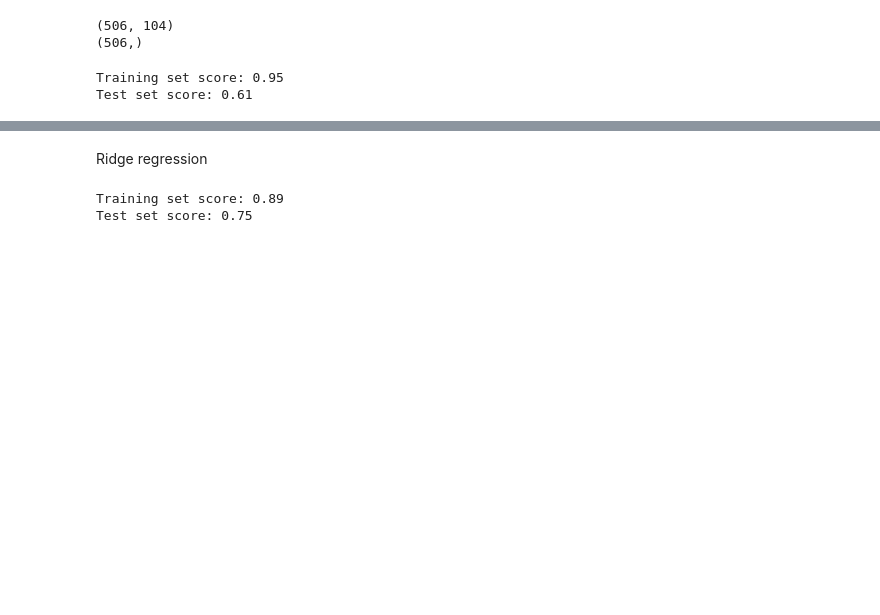
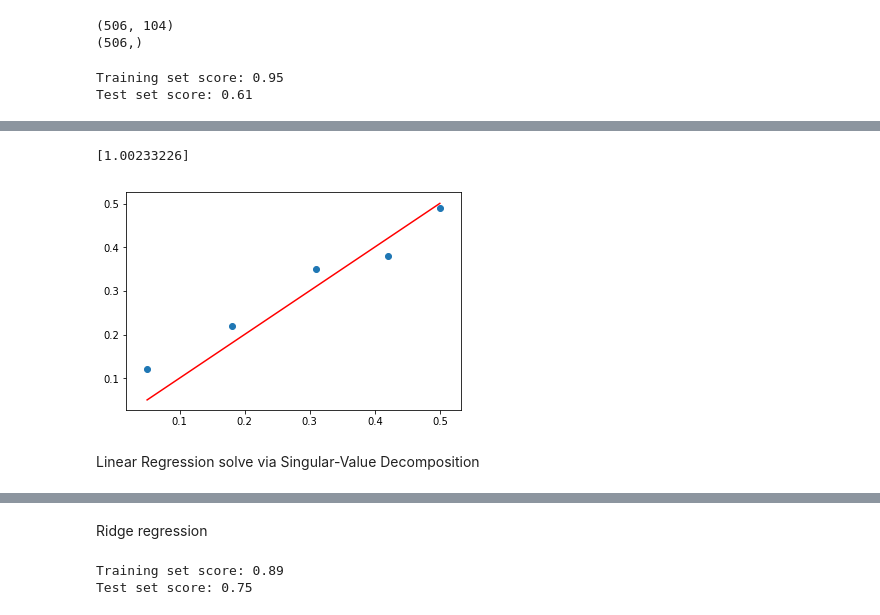
Before and after one commit to geniuschinchillas/ChinchillasSnack, a Jupyter notebook: Supervised Learning/Linear_Models.ipynb, the cells around one changed output, grey strips where cells are left out. Saved outputs shown, nothing was run; the diff lists cells and outputs as text; code cells hidden in the pictures; blank space fills up the shorter version.

```diff
--- a/Supervised Learning/Linear_Models.ipynb
+++ b/Supervised Learning/Linear_Models.ipynb
@@ -109,0 +239,8 @@ Test set score: 0.61
+# %%
+X, y = data[:,0], data[:,1]
+X = X.reshape((len(X), 1))
+# %%
+Q, R = qr(X)
+print(Q)
+print('\n')
+print(R)
@@ -109,0 +256,15 @@ Test set score: 0.61
+# %%
+b = inv(R).dot(Q.T).dot(y)
+print(b)
+# %% [output]
+[1.00233226]
+# %%
+yhat = X.dot(b)
+# %%
+pyplot.scatter(X, y)
+pyplot.plot(X, yhat, color='red')
+pyplot.show()
+# %% [output]
+[figure, added]
+# %% [markdown]
+Linear Regression solve via Singular-Value Decomposition
```
Also changed, not shown: parts of 25 cells of this notebook.
